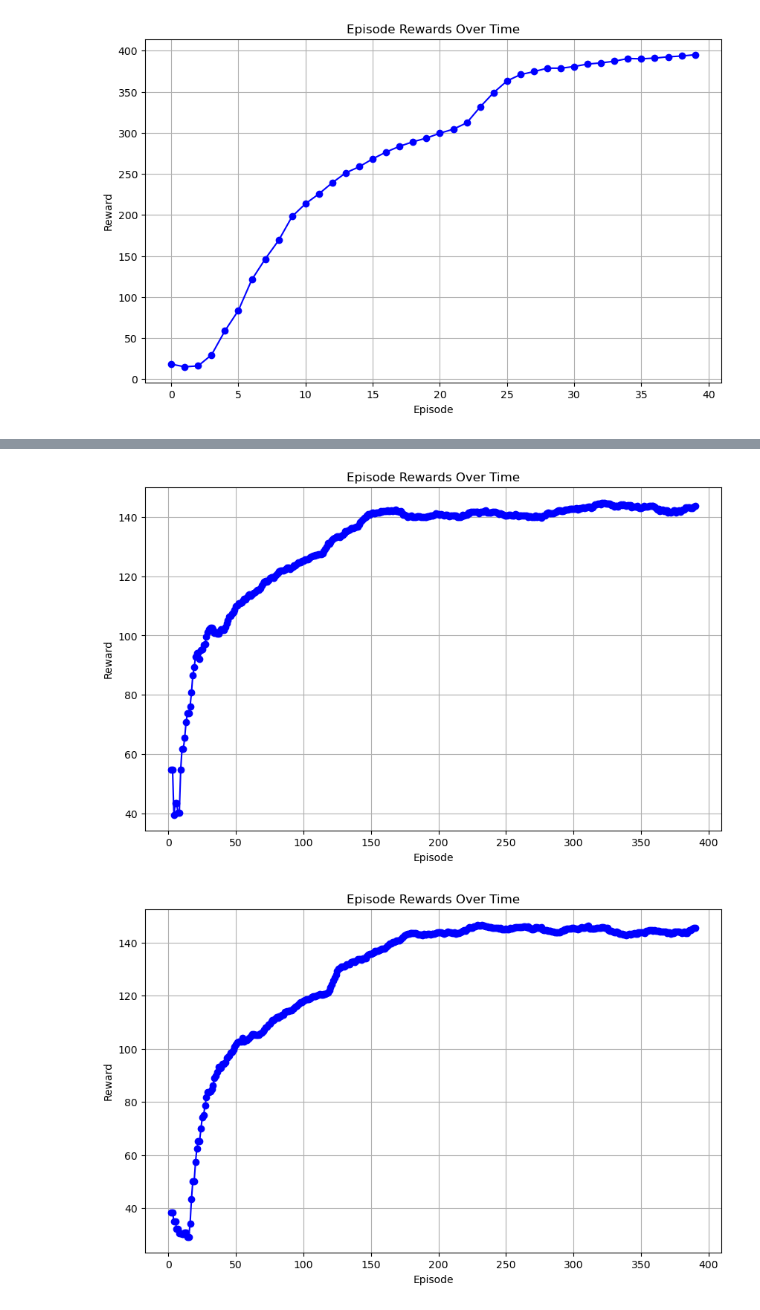
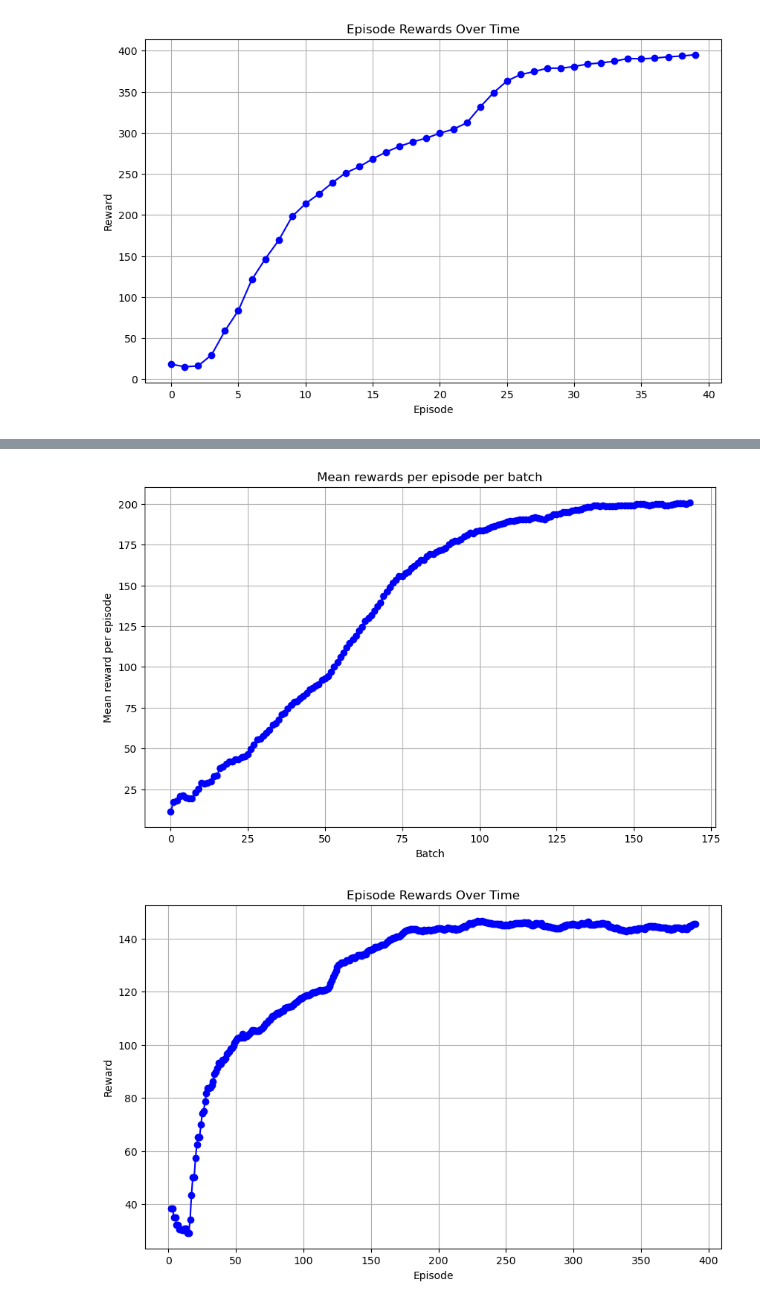
Before and after one commit to jeroenmiddelhuis/bpo-prefix, a Jupyter notebook: training_results.ipynb, the cells around one changed output, grey strips where cells are left out. Cells and saved outputs as stored; diff of their text form; code cells hidden in the pictures.

```diff
--- a/training_results.ipynb
+++ b/training_results.ipynb
@@ -2148,17 +67,17 @@ plt.show()
 # %%
 import pandas as pd
 import matplotlib.pyplot as plt
-rewards_dataframe = pd.read_csv(r'C:\Users\20191955\OneDrive - TU Eindhoven\Desktop\School\Y3Q3\2IOI0\bpo-prefix\tmp\complete_parallel_10000000_25600\progress.csv')
+rewards_dataframe = pd.read_csv(r'C:\Users\20191955\OneDrive - TU Eindhoven\Desktop\School\Y3Q3\2IOI0\bpo-prefix\tmp\dominic_8000000_25600_cbow\progress.csv')
 
 plt.figure(figsize=(10, 6))
 plt.plot(rewards_dataframe['rollout/ep_rew_mean'], marker='o', linestyle='-', color='b')
-plt.title('Episode Rewards Over Time')
-plt.xlabel('Episode')
-plt.ylabel('Reward')
+plt.title('Mean rewards per episode per batch')
+plt.xlabel('Batch')
+plt.ylabel('Mean reward per episode')
 plt.grid(True)
 plt.show()
 # %% [output]
-[figure, old version]
+[figure, new version]
 # %%
 import pandas as pd
 import matplotlib.pyplot as plt
```
Also changed, not shown: parts of 15 cells of this notebook, 8 other files.
